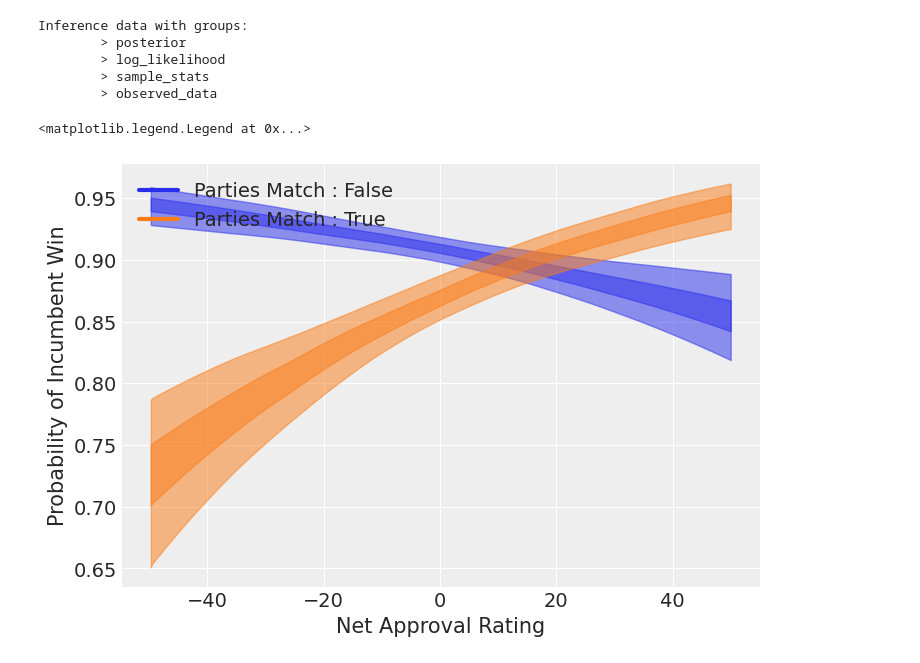
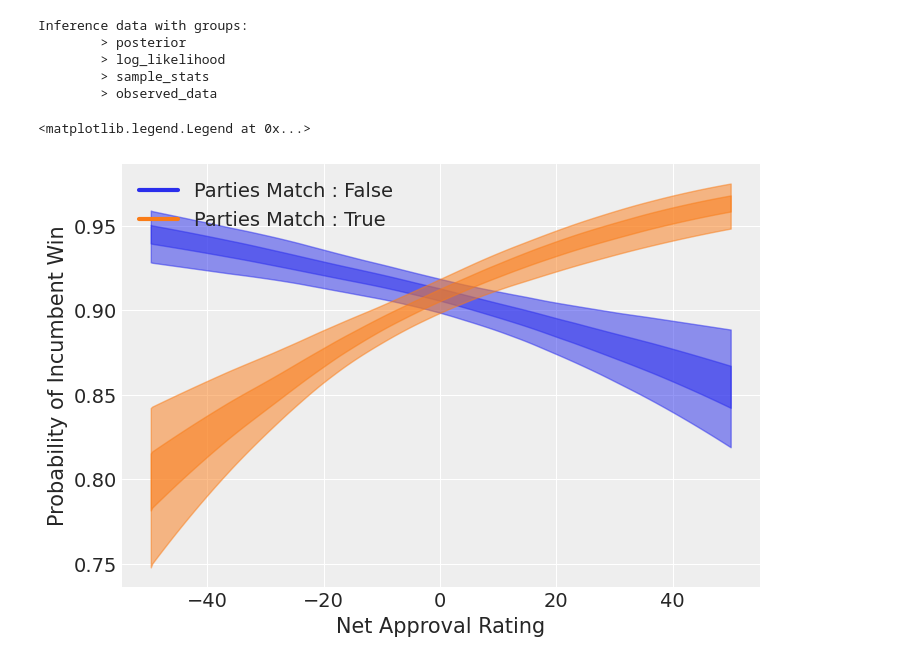
Before and after one commit to qthequartermasterman/ElectionForecasting, a Jupyter notebook: ElectionForecasting/data_collection/time_for_change.ipynb, the cells around one changed output. Cells and saved outputs as stored; diff of their text form; code cells hidden in the pictures.

```diff
--- a/ElectionForecasting/data_collection/time_for_change.ipynb
+++ b/ElectionForecasting/data_collection/time_for_change.ipynb
@@ -693,32 +693,32 @@ Inference data with groups:
 # %%
 APPROVAL = np.linspace(-50, 50)
 
 
 fig, ax = plt.subplots()
 handles = []
 for i in range(2):
     color = f"C{i}"
     label = f"Parties Match : {bool(i)}"
     handles.append(mlines.Line2D([], [], color=color, label=label, lw=3))
 
     new_data = pd.DataFrame({
            'GDP': np.ones_like(APPROVAL) * (congressional_district_data['GDP'].mean()),
-           'Incumbent': np.ones_like(APPROVAL) * 1,
+           'Incumbent': np.ones_like(APPROVAL) * 0,
            'Net Approval': APPROVAL,
            'PartiesMatch': np.ones_like(APPROVAL) * i
     })
     new_idata = house_district_classifier_model.predict(house_district_classifier_model_results,
                                                         data=new_data,
                                                         kind='mean',
                                                         inplace=False)
     mean = new_idata.posterior["HouseIncumbentWon_mean"].values
 
     az.plot_hdi(APPROVAL, mean, ax=ax, color=color)
     az.plot_hdi(APPROVAL, mean, ax=ax, color=color, hdi_prob=0.5)
 
 ax.set_xlabel("Net Approval Rating")
 ax.set_ylabel("Probability of Incumbent Win")
 ax.legend(handles=handles, loc="upper left")
 # %% [output]
 <matplotlib.legend.Legend at 0x...>
-[figure, old version]
+[figure, new version]
```
Also changed, not shown: parts of 4 cells of this notebook.
